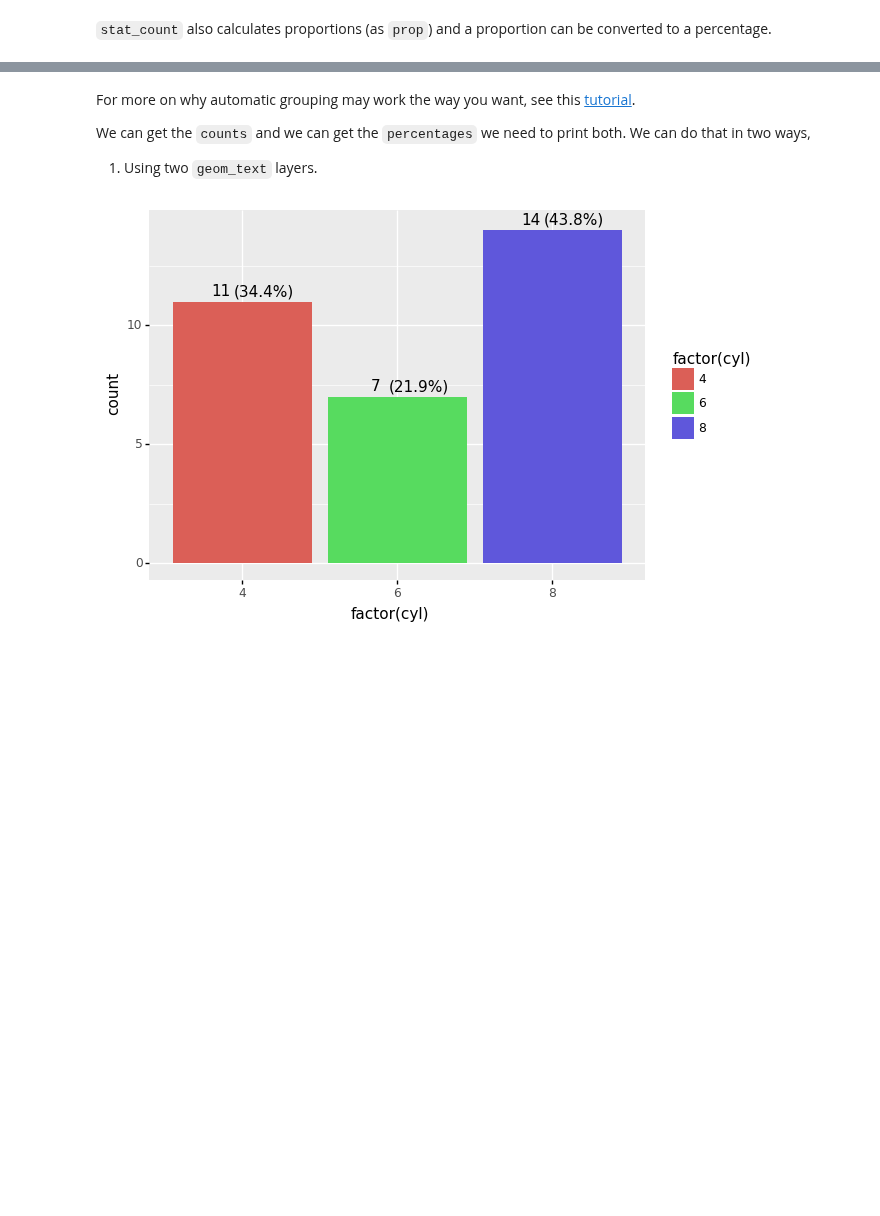
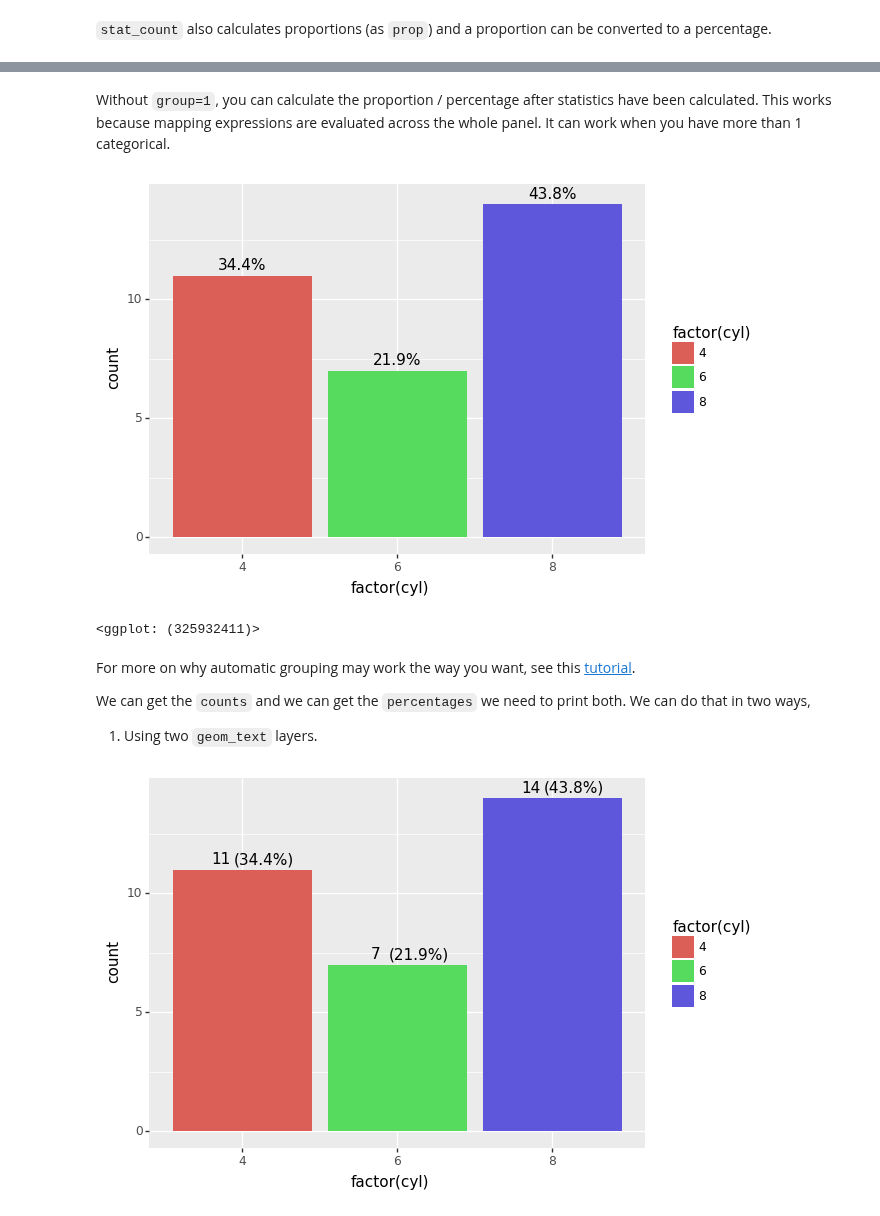
Before and after one commit to has2k1/plotnine-examples, a Jupyter notebook: plotnine_examples/tutorials/miscellaneous-show-counts-and-percentages-for-bar-plots.ipynb, the cells around one changed output, grey strips where cells are left out. Cells and saved outputs as stored; diff of their text form; code cells hidden in the pictures; blank space fills up the shorter version.

Commit message:
Percentages for bar plots with many categories

```diff
--- a/plotnine_examples/tutorials/miscellaneous-show-counts-and-percentages-for-bar-plots.ipynb
+++ b/plotnine_examples/tutorials/miscellaneous-show-counts-and-percentages-for-bar-plots.ipynb
@@ -58,3 +58,19 @@ are what we expect.
+# %% [markdown]
+Without `group=1`, you can calculate the proportion / percentage after statistics have been calculated. This works because mapping expressions are evaluated across the whole panel. It can work when you have more than 1 categorical.
+# %%
+(ggplot(mtcars, aes('factor(cyl)', fill='factor(cyl)'))
+ + geom_bar()
+ + geom_text(
+     aes(label=after_stat('count / sum(count) * 100')),
+     stat='count',
+     nudge_y=0.125,
+     va='bottom',
+     format_string='{:.1f}%'
+ )
+)
+# %% [output]
+[figure, added]
+<ggplot: (325932411)>
 # %% [markdown]
 For more on why automatic grouping may work the way you want, see this [tutorial](./miscellaneous-automatic-grouping-insufficient.ipynb).
 
```
Also changed, not shown: parts of 16 cells of this notebook.
